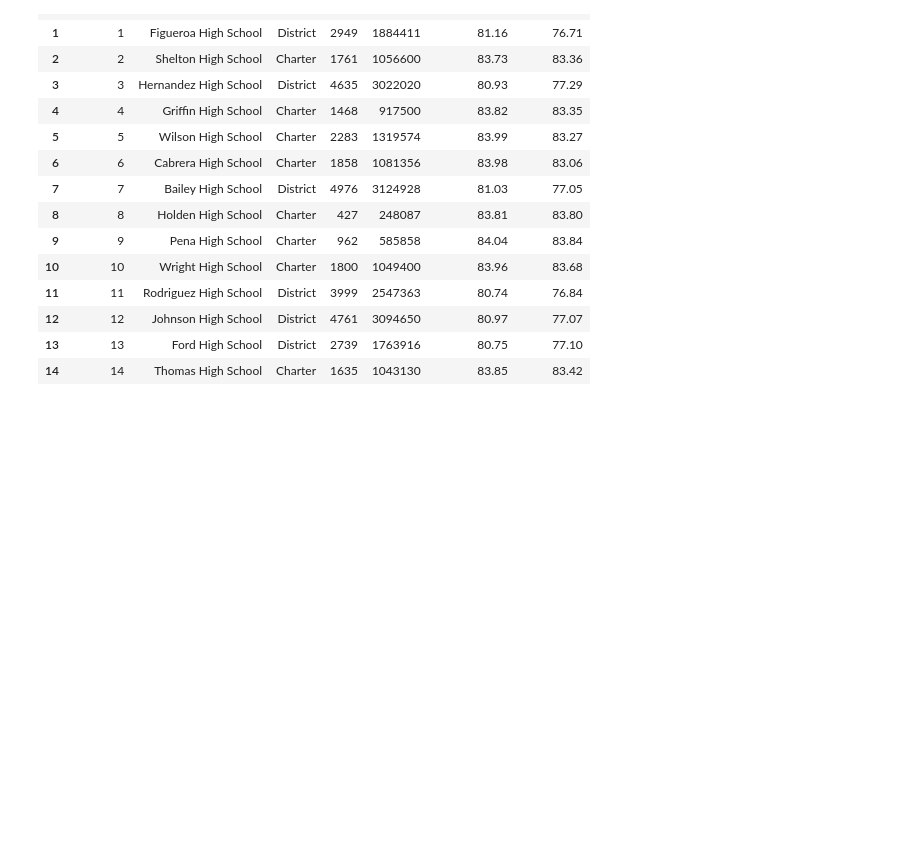
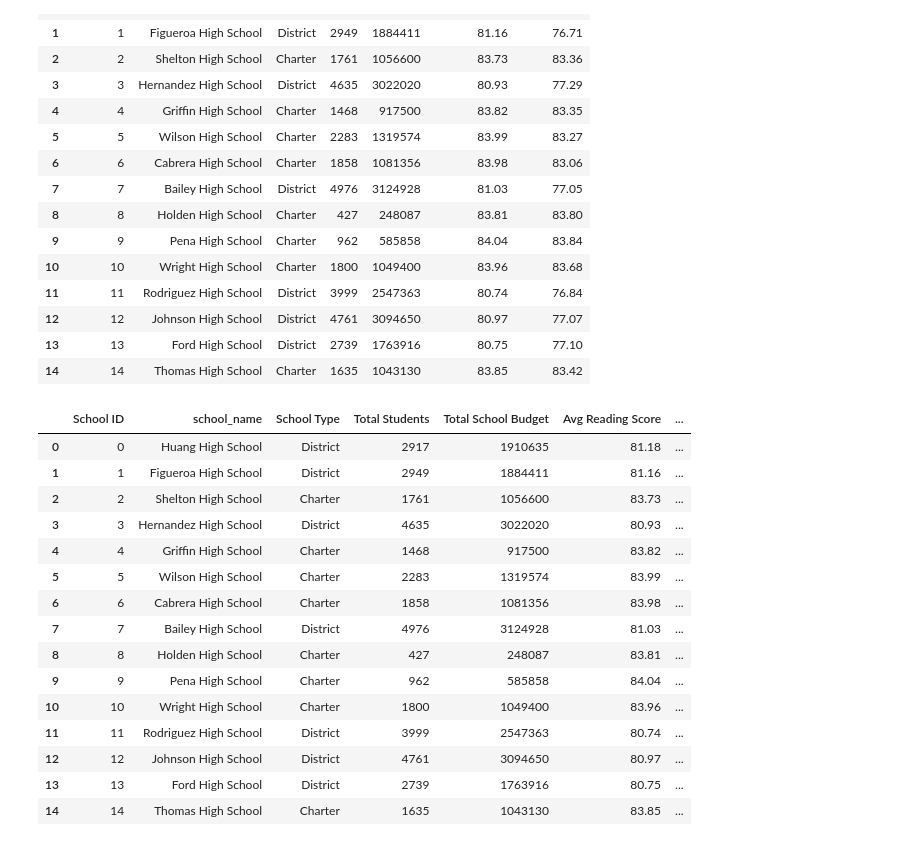
Before and after one commit to rromang/pandas-analysis, a Jupyter notebook: PyCitySchools/pycityschools.ipynb, the cells around one changed output. Drawn from its saved outputs; the diff is of its cells as text; code cells hidden in the pictures; blank space fills up the shorter version.

```diff
--- a/PyCitySchools/pycityschools.ipynb
+++ b/PyCitySchools/pycityschools.ipynb
@@ -297,6 +275,26 @@ combined_district_df
 | 12 | 12 | Johnson High School | District | 4761 | 3094650 | 80.97 | 77.07 |
 | 13 | 13 | Ford High School | District | 2739 | 1763916 | 80.75 | 77.10 |
 | 14 | 14 | Thomas High School | Charter | 1635 | 1043130 | 83.85 | 83.42 |
+# %%
+combined_district_df = combined_district_df.rename(columns={"type": "School Type", "size": "Total Students", "budget": "Total School Budget","math_score": "Avg Math Score","reading_score": "Avg Reading Score",'reading_score': "Avg Reading Score", 'math_score': "Avg Math Score"})
+combined_district_df
+# %% [output]
+|  | School ID | school_name | School Type | Total Students | Total School Budget | Avg Reading Score | ... |
+| 0 | 0 | Huang High School | District | 2917 | 1910635 | 81.18 | ... |
+| 1 | 1 | Figueroa High School | District | 2949 | 1884411 | 81.16 | ... |
+| 2 | 2 | Shelton High School | Charter | 1761 | 1056600 | 83.73 | ... |
+| 3 | 3 | Hernandez High School | District | 4635 | 3022020 | 80.93 | ... |
+| 4 | 4 | Griffin High School | Charter | 1468 | 917500 | 83.82 | ... |
+| 5 | 5 | Wilson High School | Charter | 2283 | 1319574 | 83.99 | ... |
+| 6 | 6 | Cabrera High School | Charter | 1858 | 1081356 | 83.98 | ... |
+| 7 | 7 | Bailey High School | District | 4976 | 3124928 | 81.03 | ... |
+| 8 | 8 | Holden High School | Charter | 427 | 248087 | 83.81 | ... |
+| 9 | 9 | Pena High School | Charter | 962 | 585858 | 84.04 | ... |
+| 10 | 10 | Wright High School | Charter | 1800 | 1049400 | 83.96 | ... |
+| 11 | 11 | Rodriguez High School | District | 3999 | 2547363 | 80.74 | ... |
+| 12 | 12 | Johnson High School | District | 4761 | 3094650 | 80.97 | ... |
+| 13 | 13 | Ford High School | District | 2739 | 1763916 | 80.75 | ... |
+| 14 | 14 | Thomas High School | Charter | 1635 | 1043130 | 83.85 | ... |
 # %%
 combined_district_df = combined_district_df.drop('School ID', axis=1)
 combined_district_df = combined_district_df.set_index(['school_name'])
```
Also changed, not shown: parts of 47 cells of this notebook.
